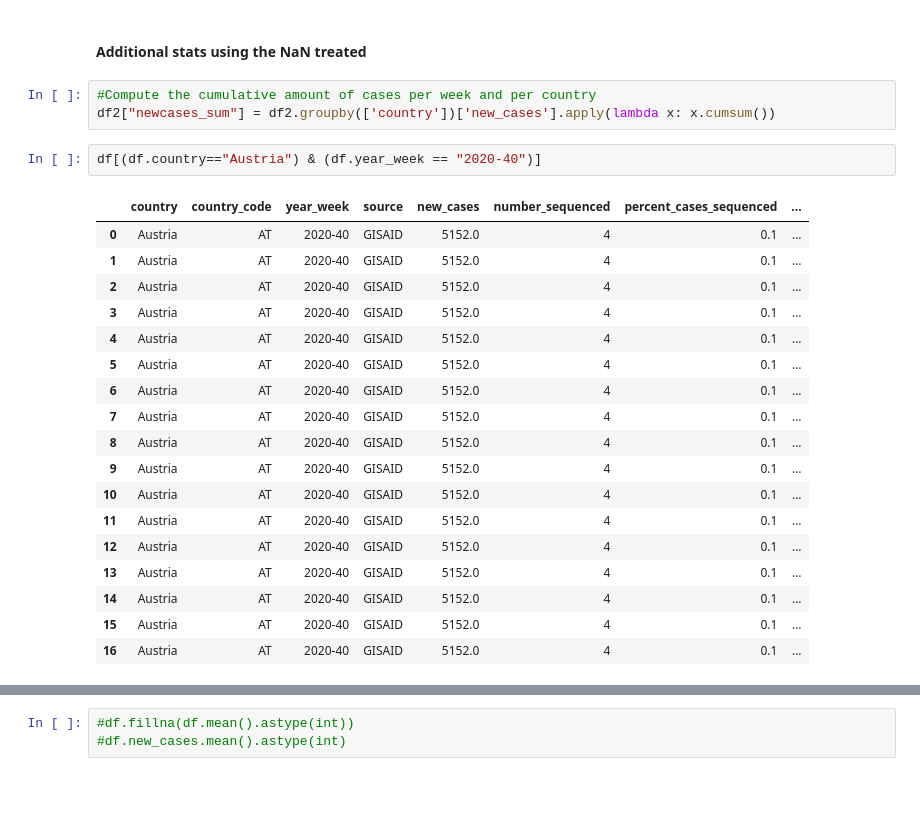
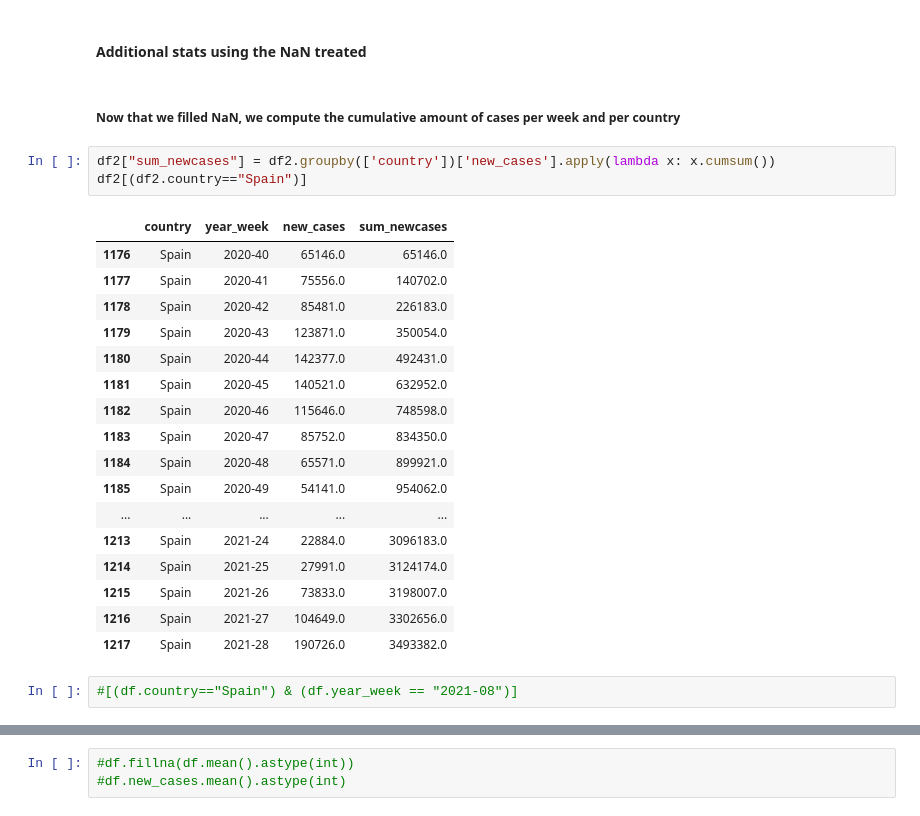
Before and after one commit to AdrienOliva/DS_Exercice, a Jupyter notebook: COVID_World.ipynb, the cells around one changed output, grey strips where cells are left out. Drawn from its saved outputs; the diff is of its cells as text; blank space fills up the shorter version.

```diff
--- a/COVID_World.ipynb
+++ b/COVID_World.ipynb
@@ -37,26 +58,27 @@ df2.reset_index(inplace = True)
 # %% [markdown]
 #### Additional stats using the NaN treated
+# %% [markdown]
+##### Now that we filled NaN, we compute the cumulative amount of cases per week and per country
 # %%
-#Compute the cumulative amount of cases per week and per country
-df2["newcases_sum"] = df2.groupby(['country'])['new_cases'].apply(lambda x: x.cumsum())
+df2["sum_newcases"] = df2.groupby(['country'])['new_cases'].apply(lambda x: x.cumsum())
+df2[(df2.country=="Spain")]
+# %% [output]
+|  | country | year_week | new_cases | sum_newcases |
+| 1176 | Spain | 2020-40 | 65146.0 | 65146.0 |
+| 1177 | Spain | 2020-41 | 75556.0 | 140702.0 |
+| 1178 | Spain | 2020-42 | 85481.0 | 226183.0 |
+| 1179 | Spain | 2020-43 | 123871.0 | 350054.0 |
+| 1180 | Spain | 2020-44 | 142377.0 | 492431.0 |
+| 1181 | Spain | 2020-45 | 140521.0 | 632952.0 |
+| 1182 | Spain | 2020-46 | 115646.0 | 748598.0 |
+| 1183 | Spain | 2020-47 | 85752.0 | 834350.0 |
+| 1184 | Spain | 2020-48 | 65571.0 | 899921.0 |
+| 1185 | Spain | 2020-49 | 54141.0 | 954062.0 |
+| ... | ... | ... | ... | ... |
+| 1213 | Spain | 2021-24 | 22884.0 | 3096183.0 |
+| 1214 | Spain | 2021-25 | 27991.0 | 3124174.0 |
+| 1215 | Spain | 2021-26 | 73833.0 | 3198007.0 |
+| 1216 | Spain | 2021-27 | 104649.0 | 3302656.0 |
+| 1217 | Spain | 2021-28 | 190726.0 | 3493382.0 |
 # %%
-df[(df.country=="Austria") & (df.year_week == "2020-40")]
+#[(df.country=="Spain") & (df.year_week == "2021-08")]
-# %% [output]
-|  | country | country_code | year_week | source | new_cases | number_sequenced | percent_cases_sequenced | ... |
-| 0 | Austria | AT | 2020-40 | GISAID | 5152.0 | 4 | 0.1 | ... |
-| 1 | Austria | AT | 2020-40 | GISAID | 5152.0 | 4 | 0.1 | ... |
-| 2 | Austria | AT | 2020-40 | GISAID | 5152.0 | 4 | 0.1 | ... |
-| 3 | Austria | AT | 2020-40 | GISAID | 5152.0 | 4 | 0.1 | ... |
-| 4 | Austria | AT | 2020-40 | GISAID | 5152.0 | 4 | 0.1 | ... |
-| 5 | Austria | AT | 2020-40 | GISAID | 5152.0 | 4 | 0.1 | ... |
-| 6 | Austria | AT | 2020-40 | GISAID | 5152.0 | 4 | 0.1 | ... |
-| 7 | Austria | AT | 2020-40 | GISAID | 5152.0 | 4 | 0.1 | ... |
-| 8 | Austria | AT | 2020-40 | GISAID | 5152.0 | 4 | 0.1 | ... |
-| 9 | Austria | AT | 2020-40 | GISAID | 5152.0 | 4 | 0.1 | ... |
-| 10 | Austria | AT | 2020-40 | GISAID | 5152.0 | 4 | 0.1 | ... |
-| 11 | Austria | AT | 2020-40 | GISAID | 5152.0 | 4 | 0.1 | ... |
-| 12 | Austria | AT | 2020-40 | GISAID | 5152.0 | 4 | 0.1 | ... |
-| 13 | Austria | AT | 2020-40 | GISAID | 5152.0 | 4 | 0.1 | ... |
-| 14 | Austria | AT | 2020-40 | GISAID | 5152.0 | 4 | 0.1 | ... |
-| 15 | Austria | AT | 2020-40 | GISAID | 5152.0 | 4 | 0.1 | ... |
-| 16 | Austria | AT | 2020-40 | GISAID | 5152.0 | 4 | 0.1 | ... |
```
Also changed, not shown: parts of 11 cells of this notebook.
